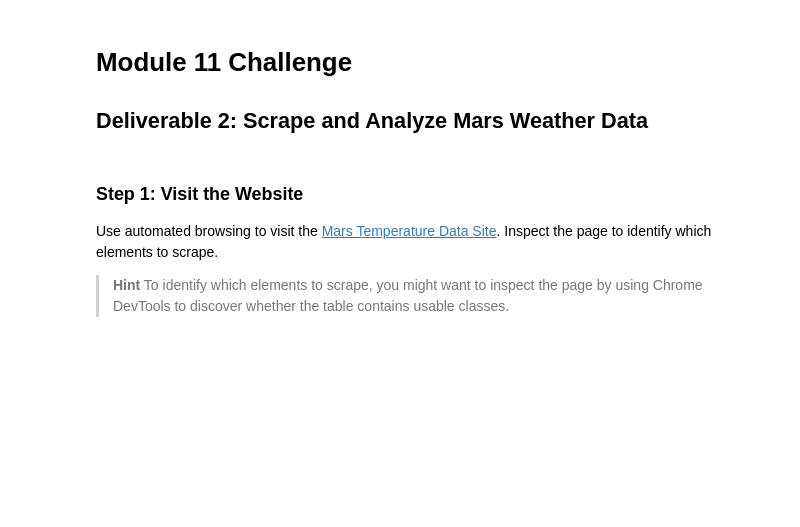
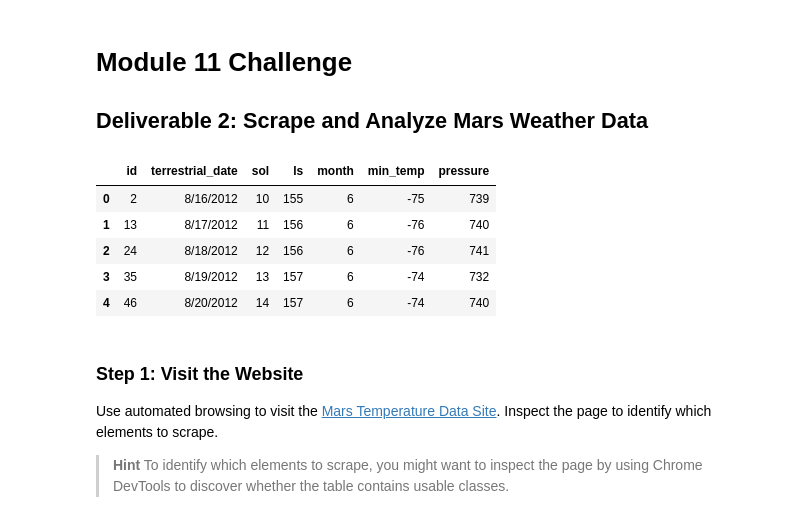
Before and after one commit to dallen91801/webscrapping_challenge, a Jupyter notebook: part_2_mars_weather_FINAL.ipynb, the cells around one changed output. Drawn from its saved outputs; the diff is of its cells as text; code cells hidden in the pictures; blank space fills up the shorter version.

```diff
--- a/part_2_mars_weather_FINAL.ipynb
+++ b/part_2_mars_weather_FINAL.ipynb
@@ -12,3 +10,16 @@ browser = Browser('chrome')
+# %%
+# Load the Mars weather data from the CSV file
+df = pd.read_csv("mars_weather_data.csv")
+
+# Display the first few rows
+df.head()
+# %% [output]
+|  | id | terrestrial_date | sol | ls | month | min_temp | pressure |
+| 0 | 2 | 8/16/2012 | 10 | 155 | 6 | -75 | 739 |
+| 1 | 13 | 8/17/2012 | 11 | 156 | 6 | -76 | 740 |
+| 2 | 24 | 8/18/2012 | 12 | 156 | 6 | -76 | 741 |
+| 3 | 35 | 8/19/2012 | 13 | 157 | 6 | -74 | 732 |
+| 4 | 46 | 8/20/2012 | 14 | 157 | 6 | -74 | 740 |
 # %% [markdown]
 ### Step 1: Visit the Website
 
```
Also changed, not shown: parts of 9 cells of this notebook, 3 other files.
